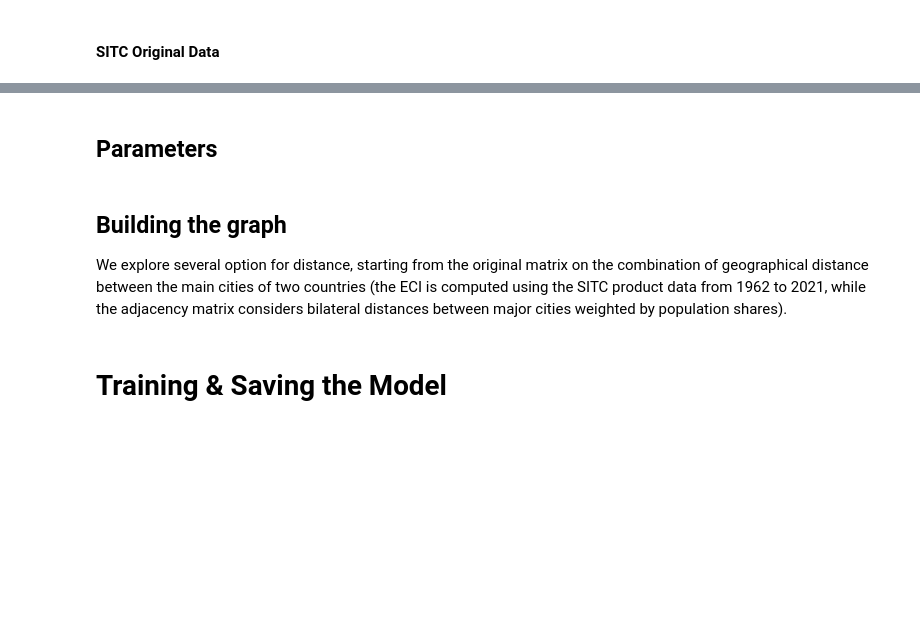
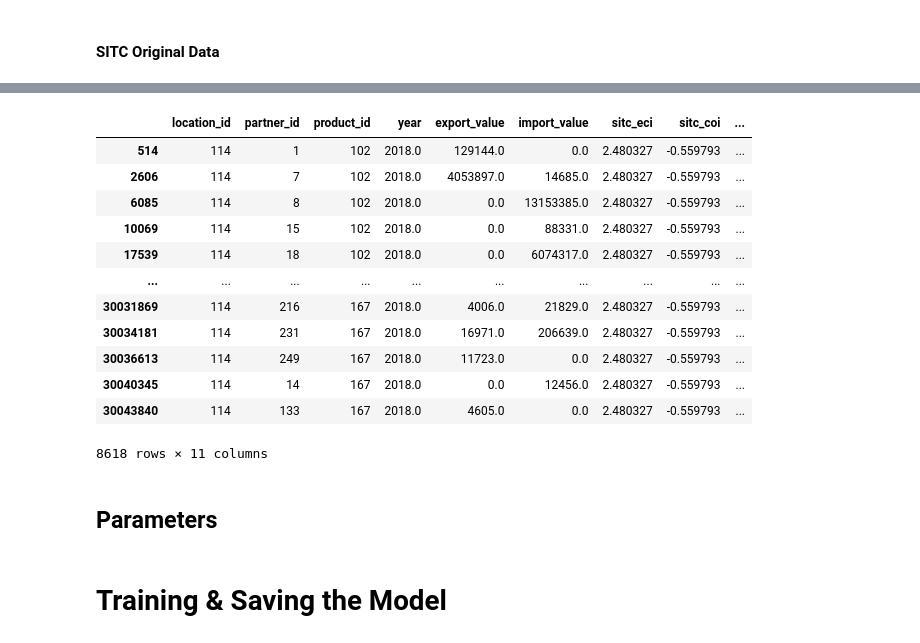
Before and after one commit to damianozanardini/albertoTomas-stgcn-international-trade, a Jupyter notebook: STGCN_pytorch.ipynb, the cells around one changed output, grey strips where cells are left out. Saved outputs shown, nothing was run; the diff lists cells and outputs as text; code cells hidden in the pictures; blank space fills up the shorter version.

```diff
--- a/STGCN_pytorch.ipynb
+++ b/STGCN_pytorch.ipynb
@@ -345,6 +380,20 @@ print(f"\nThe SITC dataset has {len(df)} rows and {len(df.columns)} columns")
 # %%
 # Debug only
-df[df.location_code=="AFG"][df.year==2018]
+df[df.location_code=="JPN"][df.year==2018]
+# %% [output]
+|  | location_id | partner_id | product_id | year | export_value | import_value | sitc_eci | sitc_coi | ... |
+| 514 | 114 | 1 | 102 | 2018.0 | 129144.0 | 0.0 | 2.480327 | -0.559793 | ... |
+| 2606 | 114 | 7 | 102 | 2018.0 | 4053897.0 | 14685.0 | 2.480327 | -0.559793 | ... |
+| 6085 | 114 | 8 | 102 | 2018.0 | 0.0 | 13153385.0 | 2.480327 | -0.559793 | ... |
+| 10069 | 114 | 15 | 102 | 2018.0 | 0.0 | 88331.0 | 2.480327 | -0.559793 | ... |
+| 17539 | 114 | 18 | 102 | 2018.0 | 0.0 | 6074317.0 | 2.480327 | -0.559793 | ... |
+| ... | ... | ... | ... | ... | ... | ... | ... | ... | ... |
+| 30031869 | 114 | 216 | 167 | 2018.0 | 4006.0 | 21829.0 | 2.480327 | -0.559793 | ... |
+| 30034181 | 114 | 231 | 167 | 2018.0 | 16971.0 | 206639.0 | 2.480327 | -0.559793 | ... |
+| 30036613 | 114 | 249 | 167 | 2018.0 | 11723.0 | 0.0 | 2.480327 | -0.559793 | ... |
+| 30040345 | 114 | 14 | 167 | 2018.0 | 0.0 | 12456.0 | 2.480327 | -0.559793 | ... |
+| 30043840 | 114 | 133 | 167 | 2018.0 | 4605.0 | 0.0 | 2.480327 | -0.559793 | ... |
+8618 rows × 11 columns
 # %% [markdown]
 ## Parameters
 # %%
@@ -385,4 +424,0 @@ batch_size = 128
-# %% [markdown]
-## Building the graph
-
-We explore several option for distance, starting from the original matrix on the combination of geographical distance between the main cities of two countries (the ECI is computed using the SITC product data from 1962 to 2021, while the adjacency matrix considers bilateral distances between major cities weighted by population shares).
```
Also changed, not shown: parts of 17 cells of this notebook.
